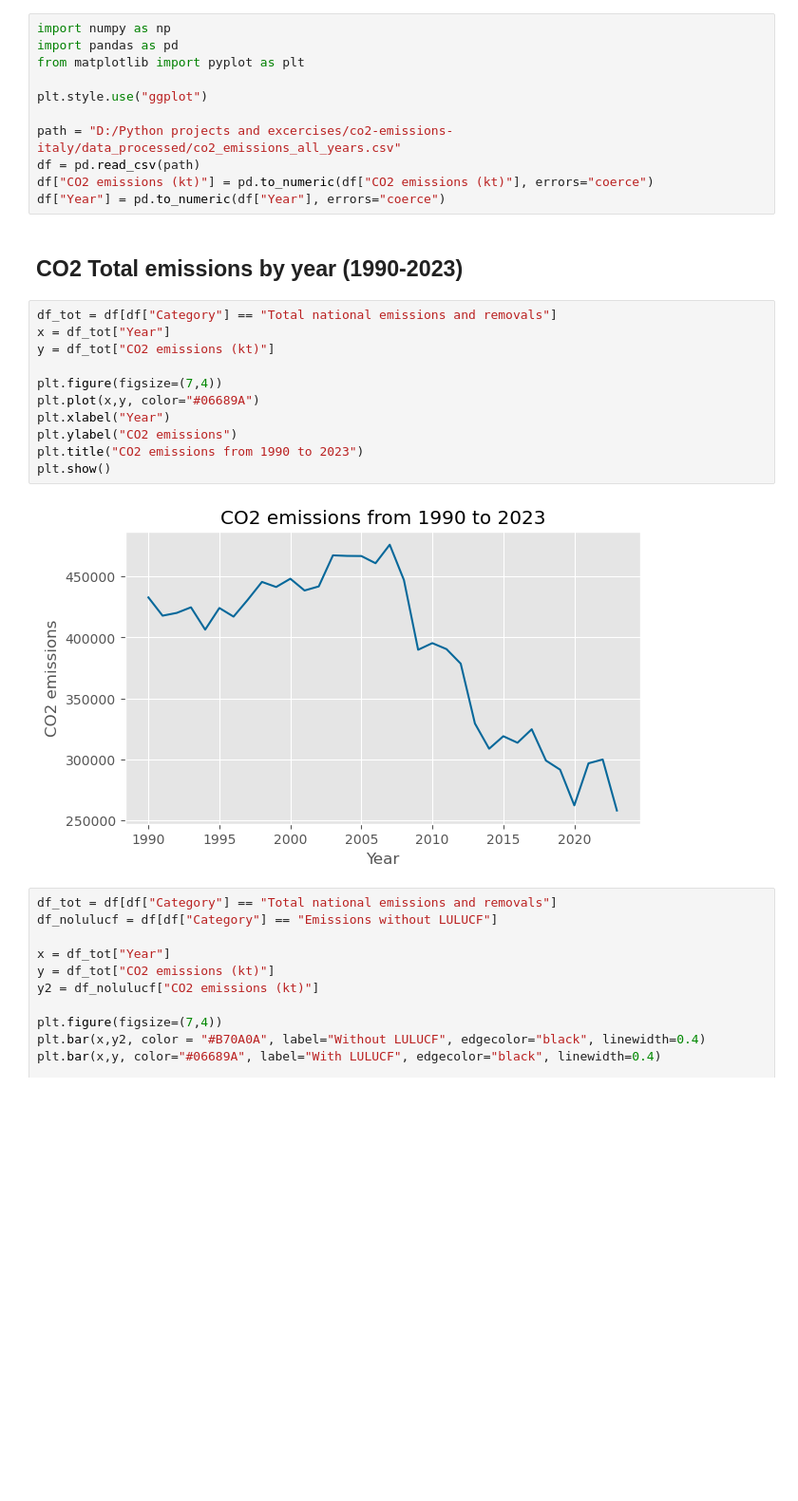
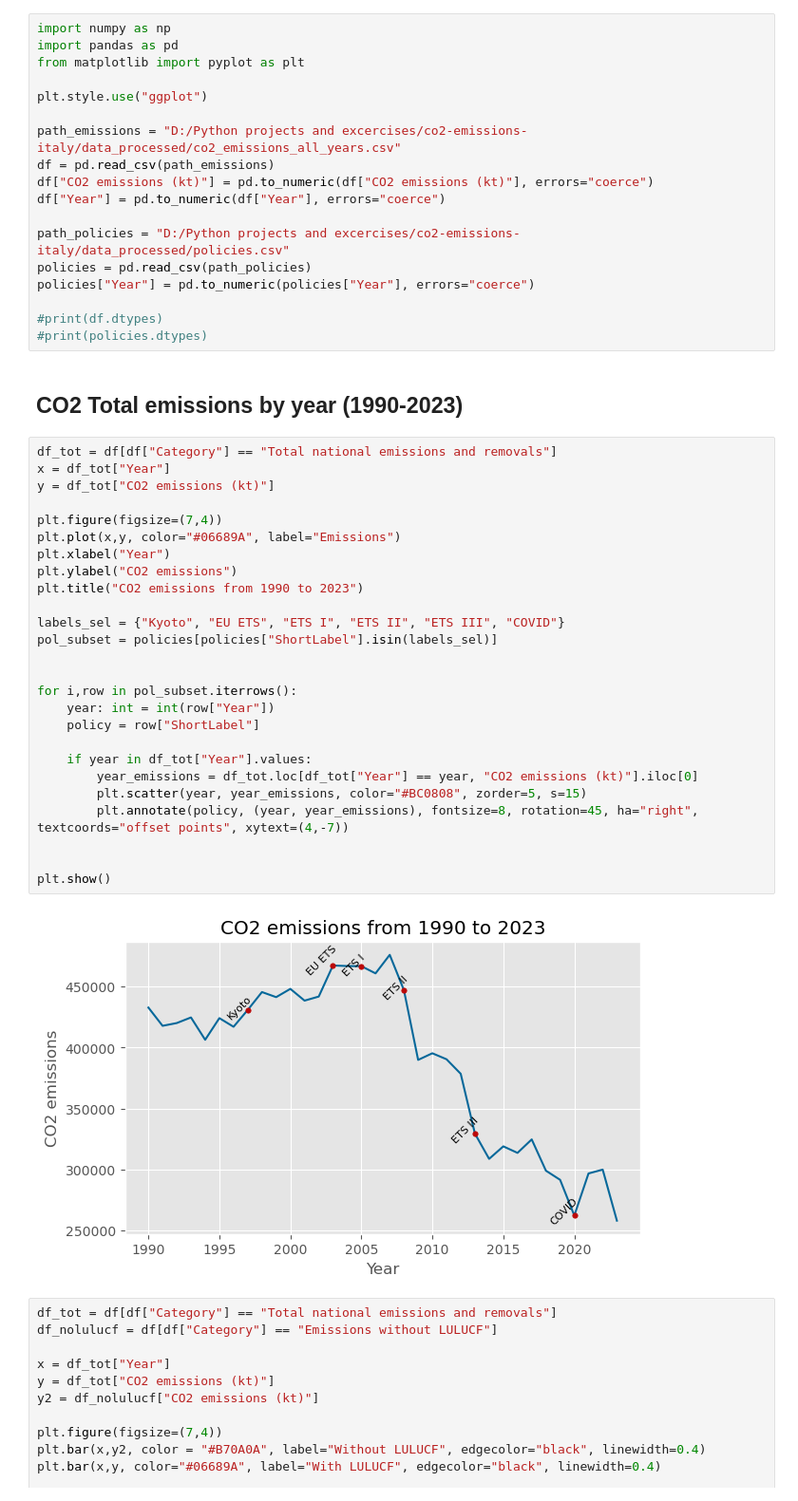
Before and after one commit to Disk245/ispra-co2-analysis, a Jupyter notebook: notebook/nb.ipynb, the cells around one changed output. Shown: that part at 95% size. Saved outputs shown, nothing was run; the diff lists cells and outputs as text; blank space fills up the shorter version.

Commit message:
Updated: added policies and first additions to plot

```diff
--- a/notebook/nb.ipynb
+++ b/notebook/nb.ipynb
@@ -9,25 +9,47 @@ from matplotlib import pyplot as plt
 
 plt.style.use("ggplot")
 
-path = "D:/Python projects and excercises/co2-emissions-italy/data_processed/co2_emissions_all_years.csv"
-df = pd.read_csv(path)
+path_emissions = "D:/Python projects and excercises/co2-emissions-italy/data_processed/co2_emissions_all_years.csv"
+df = pd.read_csv(path_emissions)
 df["CO2 emissions (kt)"] = pd.to_numeric(df["CO2 emissions (kt)"], errors="coerce")
 df["Year"] = pd.to_numeric(df["Year"], errors="coerce")
+
+path_policies = "D:/Python projects and excercises/co2-emissions-italy/data_processed/policies.csv"
+policies = pd.read_csv(path_policies)
+policies["Year"] = pd.to_numeric(policies["Year"], errors="coerce")
+
+#print(df.dtypes)
+#print(policies.dtypes)
 # %% [markdown]
 ## CO2 Total emissions by year (1990-2023)
 # %%
 df_tot = df[df["Category"] == "Total national emissions and removals"]
 x = df_tot["Year"]
 y = df_tot["CO2 emissions (kt)"]
 
 plt.figure(figsize=(7,4))
-plt.plot(x,y, color="#06689A")
+plt.plot(x,y, color="#06689A", label="Emissions")
 plt.xlabel("Year")
 plt.ylabel("CO2 emissions")
 plt.title("CO2 emissions from 1990 to 2023")
+
+labels_sel = {"Kyoto", "EU ETS", "ETS I", "ETS II", "ETS III", "COVID"}
+pol_subset = policies[policies["ShortLabel"].isin(labels_sel)]
+
+
+for i,row in pol_subset.iterrows():
+    year: int = int(row["Year"])
+    policy = row["ShortLabel"]
+
+    if year in df_tot["Year"].values:
+        year_emissions = df_tot.loc[df_tot["Year"] == year, "CO2 emissions (kt)"].iloc[0]
+        plt.scatter(year, year_emissions, color="#BC0808", zorder=5, s=15)
+        plt.annotate(policy, (year, year_emissions), fontsize=8, rotation=45, ha="right", textcoords="offset points", xytext=(4,-7))
+
+
 plt.show()
 # %% [output]
-[figure, old version]
+[figure, new version]
 # %%
 df_tot = df[df["Category"] == "Total national emissions and removals"]
 df_nolulucf = df[df["Category"] == "Emissions without LULUCF"]
```
Also changed, not shown: 2 other files.
